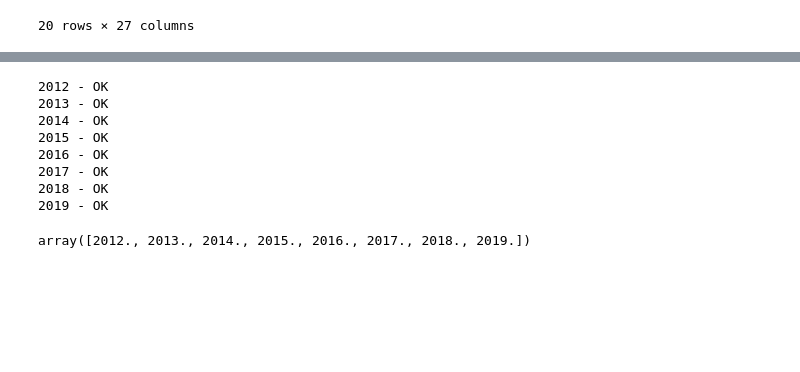
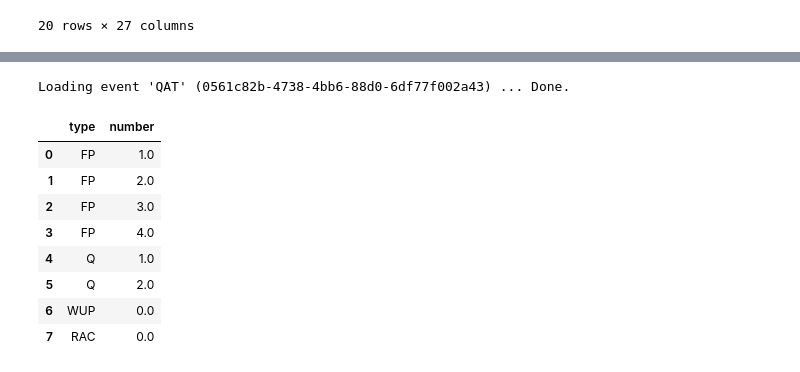
Before and after one commit to antobzzll/motogpdata, a Jupyter notebook: example.ipynb, the cells around one changed output, grey strips where cells are left out. Saved outputs shown, nothing was run; the diff lists cells and outputs as text; code cells hidden in the pictures; blank space fills up the shorter version.

```diff
--- a/example.ipynb
+++ b/example.ipynb
@@ -118,13 +66,0 @@ season.sessions
-# %%
-range = api.season_range_results(season_start=2012, season_end=2019, category='MotoGP', session='RAC', s_num=0, verbose=True)
-range['team.season.year'].unique()
-# %% [output]
-2012 - OK
-2013 - OK
-2014 - OK
-2015 - OK
-2016 - OK
-2017 - OK
-2018 - OK
-2019 - OK
-array([2012., 2013., 2014., 2015., 2016., 2017., 2018., 2019.])
@@ -134,0 +67,14 @@ ev = api.Season().Event()
+# %%
+qatar = motogpdata.Event(motogp2022, 'QAT')
+qatar.sessions[['type', 'number']]
+# %% [output]
+Loading event 'QAT' (0561c82b-4738-4bb6-88d0-6df77f002a43) ... Done.
+|  | type | number |
+| 0 | FP | 1.0 |
+| 1 | FP | 2.0 |
+| 2 | FP | 3.0 |
+| 3 | FP | 4.0 |
+| 4 | Q | 1.0 |
+| 5 | Q | 2.0 |
+| 6 | WUP | 0.0 |
+| 7 | RAC | 0.0 |
```
Also changed, not shown: parts of 11 cells of this notebook.
